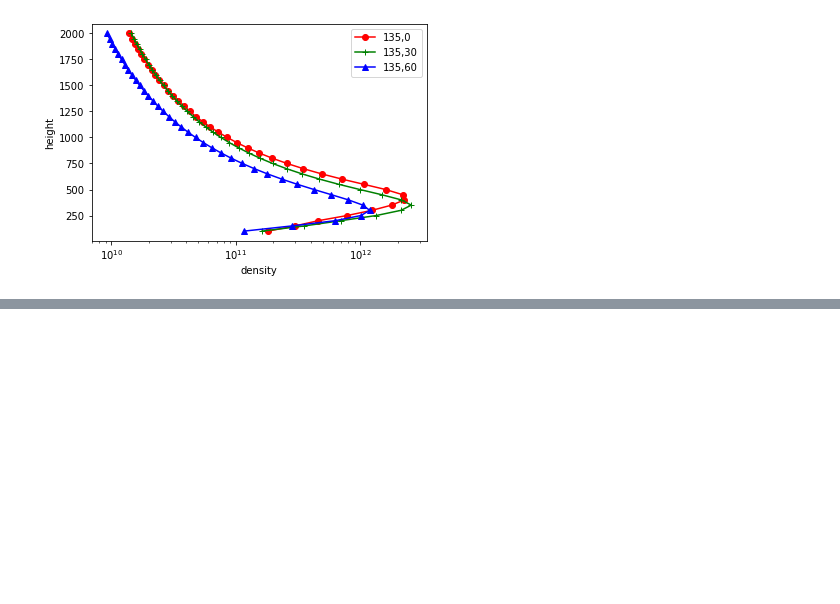
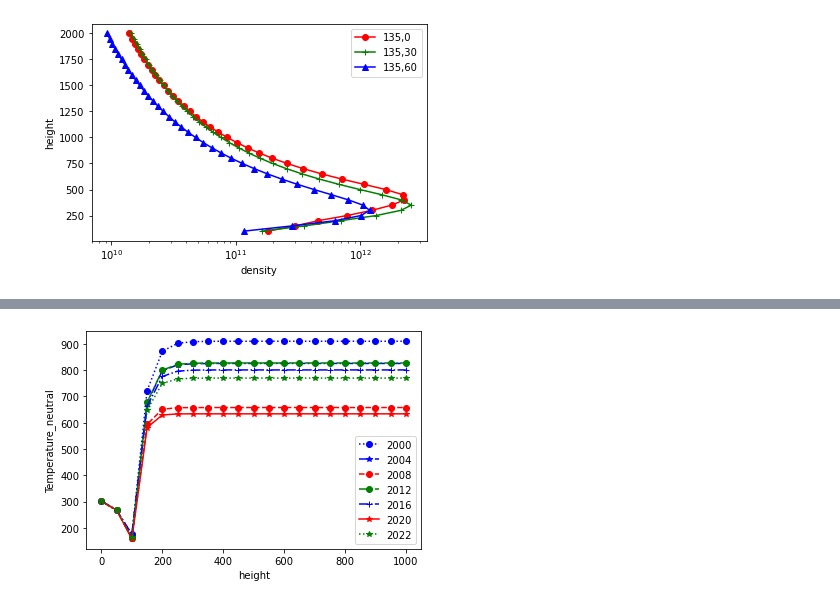
Before and after one commit to ChuaiErlu/assignment, a Jupyter notebook: finalreport.ipynb, the cells around one changed output, grey strips where cells are left out. Drawn from its saved outputs; the diff is of its cells as text; code cells hidden in the pictures; blank space fills up the shorter version.

```diff
--- a/finalreport.ipynb
+++ b/finalreport.ipynb
@@ -140,0 +137,28 @@ plt.show()
+# %%
+Tn2012 = np.array([301.5,267.0,160.1,677.3,799.7,821.9,826.1,826.8,827.0,827.0,827.0,\
+                  827.0,827.0,827.0,827.0,827.0,827.0,827.0,827.0,827.0,827.0])
+# %%
+Tn2016 = np.array([301.5,267.0,174.5,662.7,775.7,796.0,799.7,800.5,800.6,800.6,800.6,\
+                  800.6,800.6,800.6,800.6,800.6,800.6,800.6,800.6,800.6,800.6])
+# %%
+Tn2020 = np.array([301.5,267.0,157.9,581.6,629.3,633.3,633.6,633.6,633.6,633.6,633.6,\
+                  633.6,633.6,633.6,633.6,633.6,633.6,633.6,633.6,633.6,633.6])
+# %%
+Tn2022 = np.array([301.5,267.0,166.2,648.0,749.5,766.2,769.0,769.5,769.5,769.6,769.6,\
+                  769.6,769.6,769.6,769.6,769.6,769.6,769.6,769.6,769.6,769.6])
+# %%
+# plt.plot(height,Tn2000,'ro-',height,Tn2004,'g+-',height,Tn2008,'b^-',height,Tn2012,'y*-',height,Tn2016,'p+-'\
+#         height,Tn2020,'r+-',height,Tn2022,'go-')
+plt.plot(Height,Tn2000,c='blue', marker='o', linestyle=':')
+plt.plot(Height,Tn2004,c='blue', marker='*', linestyle='-.')
+plt.plot(Height,Tn2008,c='red', marker='o', linestyle='--')
+plt.plot(Height,Tn2012,c='green', marker='o', linestyle='-.')
+plt.plot(Height,Tn2016,c='blue', marker='+', linestyle='-.')
+plt.plot(Height,Tn2020,c='red', marker='*', linestyle='-')
+plt.plot(Height,Tn2022,c='green', marker='*', linestyle=':')
+plt.ylabel('Temperature_neutral')
+plt.xlabel('height')
+plt.legend(['2000','2004','2008','2012','2016','2020','2022'])
+plt.show()
+# %% [output]
+[figure, added]
```
Also changed, not shown: parts of 9 cells of this notebook.
